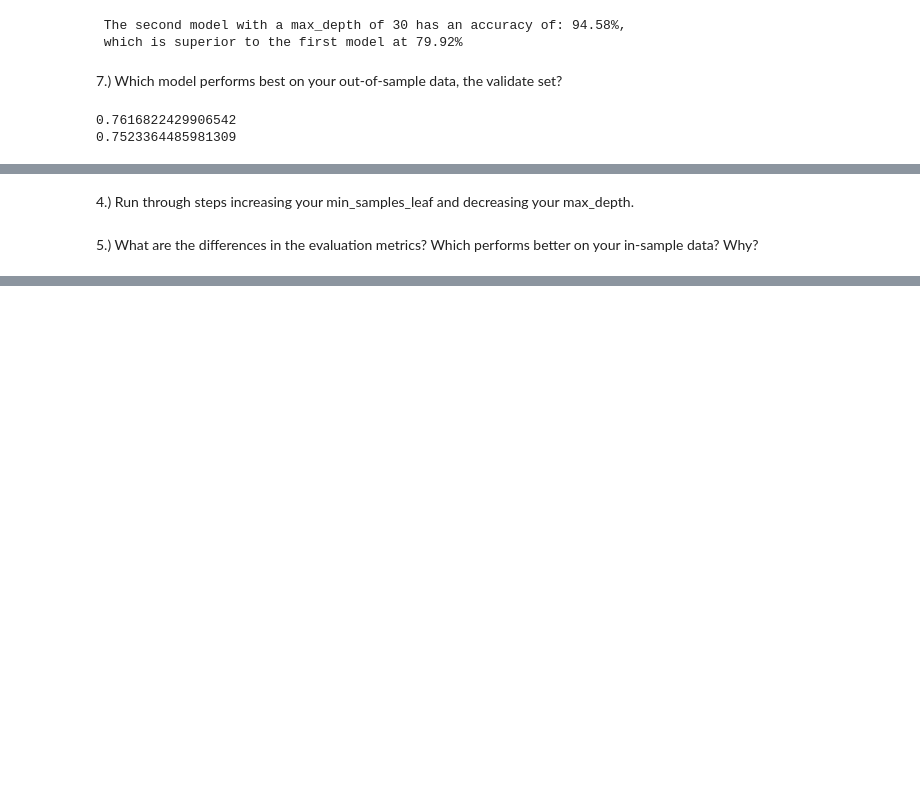
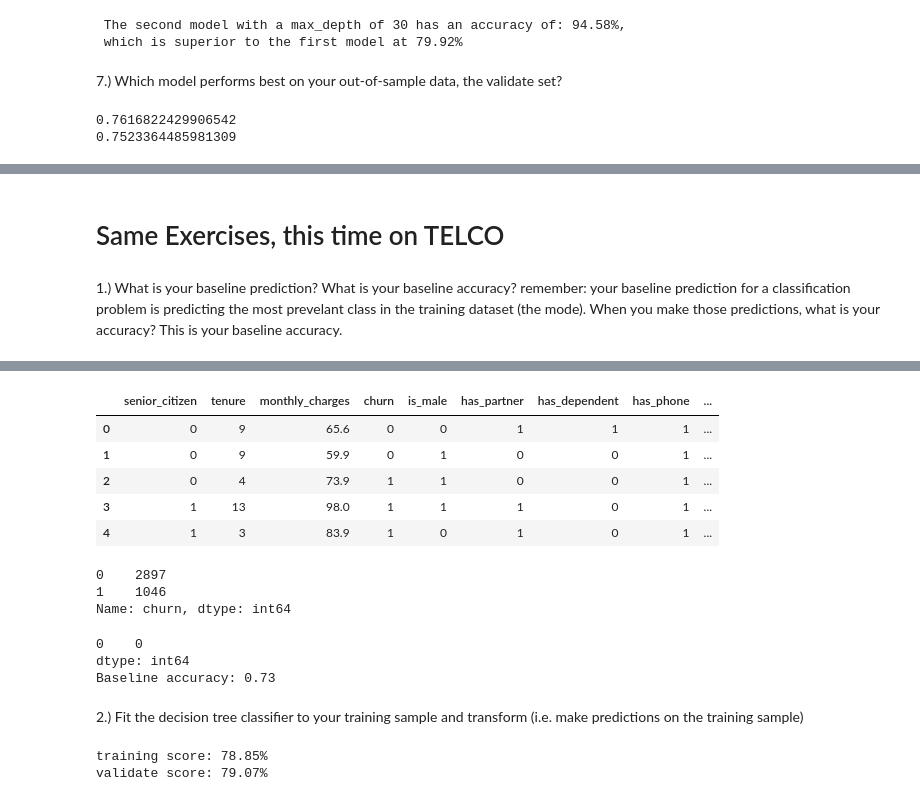
Before and after one commit to nicholas-dougherty/classification-exercises, a Jupyter notebook: model.ipynb, the cells around one changed output, grey strips where cells are left out. Drawn from its saved outputs; the diff is of its cells as text; code cells hidden in the pictures; blank space fills up the shorter version.

```diff
--- a/model.ipynb
+++ b/model.ipynb
@@ -339,4 +315,2 @@ print(out_of_sample_accuracy2)
-# %% [markdown]
-4.) Run through steps increasing your min_samples_leaf and decreasing your max_depth.
-# %% [markdown]
-5.) What are the differences in the evaluation metrics? Which performs better on your in-sample data? Why?
+# %% [markdown]
+# Same Exercises, this time on TELCO
@@ -342,0 +335,7 @@ print(out_of_sample_accuracy2)
+# %% [markdown]
+1.) What is your baseline prediction? What is your baseline accuracy? remember: your baseline prediction for a classification problem is predicting the most prevelant class in the training dataset (the mode). When you make those predictions, what is your accuracy? This is your baseline accuracy.
+# %%
+telco = df = get_telco_data()
+telco = df = prep_telco(telco)
+telco.head()
+# %% [output]
@@ -342,0 +343,6 @@ print(out_of_sample_accuracy2)
+|  | senior_citizen | tenure | monthly_charges | churn | is_male | has_partner | has_dependent | has_phone | ... |
+| 0 | 0 | 9 | 65.6 | 0 | 0 | 1 | 1 | 1 | ... |
+| 1 | 0 | 9 | 59.9 | 0 | 1 | 0 | 0 | 1 | ... |
+| 2 | 0 | 4 | 73.9 | 1 | 1 | 0 | 0 | 1 | ... |
+| 3 | 1 | 13 | 98.0 | 1 | 1 | 1 | 0 | 1 | ... |
+| 4 | 1 | 3 | 83.9 | 1 | 0 | 1 | 0 | 1 | ... |
@@ -342,0 +361,40 @@ print(out_of_sample_accuracy2)
+# %%
+train.churn.value_counts()
+# as expected, those who did not churn outnumber those who did.
+# %% [output]
+0    2897
+1    1046
+Name: churn, dtype: int64
+# %%
+baseline = y_train.mode()
+print(baseline)
+
+# Produce a boolean array with True representing a match between the baseline prediction and reality
+matches_baseline_prediction = (y_train == 0)
+
+baseline_accuracy = matches_baseline_prediction.mean()
+print(f"Baseline accuracy: {round(baseline_accuracy, 2)}")
+# %% [output]
+0    0
+dtype: int64
+Baseline accuracy: 0.73
+# %% [markdown]
+2.) Fit the decision tree classifier to your training sample and transform (i.e. make predictions on the training sample)
+# %%
+# Make the model
+tree1 = DecisionTreeClassifier(max_depth=3, random_state=123)
+
+# Fit the model (on train and only train)
+tree1 = tree1.fit(X_train, y_train)
+
+# Use the model
+# We'll evaluate the model's performance on train, first
+y_predictions = tree1.predict(X_train)
+
+print(f'training score: {tree1.score(X_train, y_train):.2%}')
+print(f'validate score: {tree1.score(X_validate, y_validate):.2%}')
+
+y_pred = tree1.predict(X_train)
+# %% [output]
+training score: 78.85%
+validate score: 79.07%
```
Also changed, not shown: parts of 40 cells of this notebook, 1 other file.
